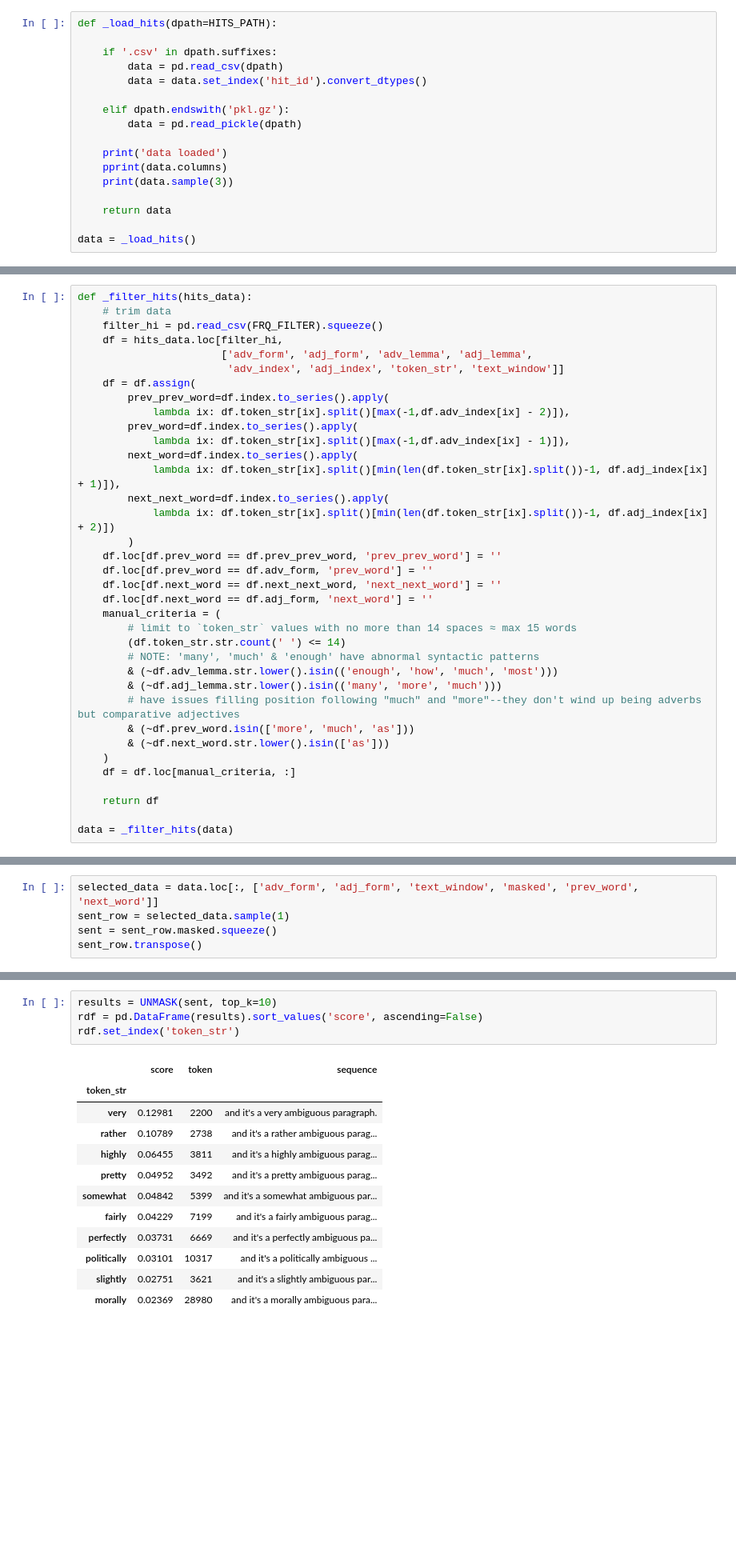
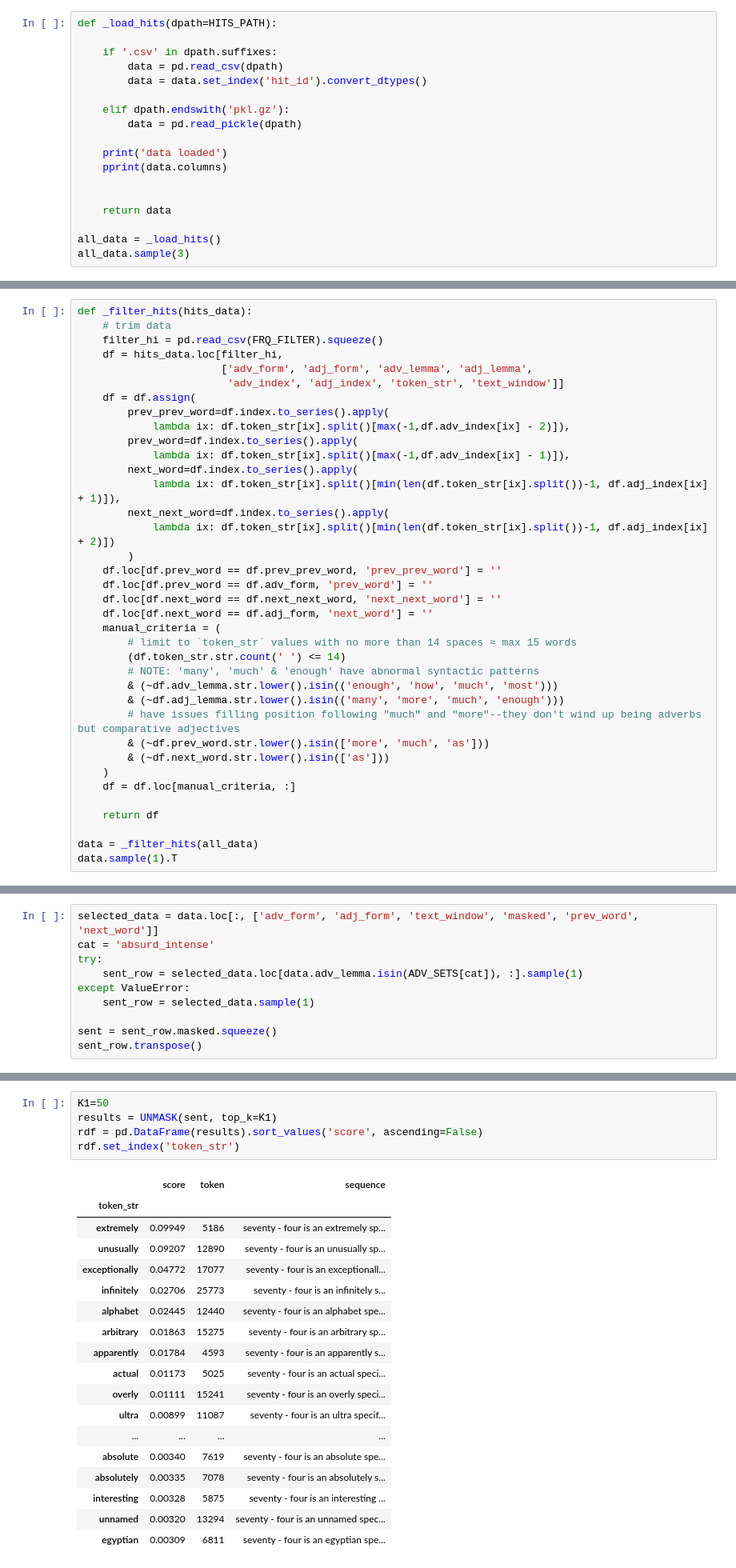
Before and after one commit to AndreaTheLinguist/sanpi, a Jupyter notebook: notebooks/bert_fill-mask.ipynb, the cells around one changed output, grey strips where cells are left out. Shown at 80% size. Saved outputs shown, nothing was run; the diff lists cells and outputs as text; blank space fills up the shorter version.

```diff
--- a/notebooks/bert_fill-mask.ipynb
+++ b/notebooks/bert_fill-mask.ipynb
@@ -58,11 +40,12 @@ def _load_hits(dpath=HITS_PATH):
 
     print('data loaded')
     pprint(data.columns)
-    print(data.sample(3))
+
 
     return data
 
-data = _load_hits()
+all_data = _load_hits()
+all_data.sample(3)
 # %% [output]
 data loaded
 Index(['colloc', 'sent_text', 'adv_form', 'adj_form', 'hit_text',
@@ -109,13 +88,14 @@ def _filter_hits(hits_data):
         (df.token_str.str.count(' ') <= 14)
         # NOTE: 'many', 'much' & 'enough' have abnormal syntactic patterns
         & (~df.adv_lemma.str.lower().isin(('enough', 'how', 'much', 'most')))
-        & (~df.adj_lemma.str.lower().isin(('many', 'more', 'much')))
+        & (~df.adj_lemma.str.lower().isin(('many', 'more', 'much', 'enough')))
         # have issues filling position following "much" and "more"--they don't wind up being adverbs but comparative adjectives
-        & (~df.prev_word.isin(['more', 'much', 'as']))
+        & (~df.prev_word.str.lower().isin(['more', 'much', 'as']))
         & (~df.next_word.str.lower().isin(['as']))
     )
     df = df.loc[manual_criteria, :]
 
     return df
 
-data = _filter_hits(data)
+data = _filter_hits(all_data)
+data.sample(1).T
@@ -186,7 +222,12 @@ data.sample(9).rename(columns={'adv_form':'original token'}).set_index('original
  Select sample sentence and run pipeline
 # %%
 selected_data = data.loc[:, ['adv_form', 'adj_form', 'text_window', 'masked', 'prev_word', 'next_word']]
-sent_row = selected_data.sample(1)
+cat = 'absurd_intense'
+try:
+    sent_row = selected_data.loc[data.adv_lemma.isin(ADV_SETS[cat]), :].sample(1)
+except ValueError:
+    sent_row = selected_data.sample(1)
+
 sent = sent_row.masked.squeeze()
 sent_row.transpose()
 # %% [output]
@@ -200,22 +241,29 @@ sent_row.transpose()
 # %% [markdown]
  get top 10 predictions for masked position
 # %%
-results = UNMASK(sent, top_k=10)
+K1=50
+results = UNMASK(sent, top_k=K1)
 rdf = pd.DataFrame(results).sort_values('score', ascending=False)
 rdf.set_index('token_str')
 # %% [output]
 |  | score | token | sequence |
 | token_str |  |  |  |
-| very | 0.12981 | 2200 | and it's a very ambiguous paragraph. |
-| rather | 0.10789 | 2738 | and it's a rather ambiguous parag... |
-| highly | 0.06455 | 3811 | and it's a highly ambiguous parag... |
-| pretty | 0.04952 | 3492 | and it's a pretty ambiguous parag... |
-| somewhat | 0.04842 | 5399 | and it's a somewhat ambiguous par... |
-| fairly | 0.04229 | 7199 | and it's a fairly ambiguous parag... |
-| perfectly | 0.03731 | 6669 | and it's a perfectly ambiguous pa... |
-| politically | 0.03101 | 10317 | and it's a politically ambiguous ... |
-| slightly | 0.02751 | 3621 | and it's a slightly ambiguous par... |
-| morally | 0.02369 | 28980 | and it's a morally ambiguous para... |
+| extremely | 0.09949 | 5186 | seventy - four is an extremely sp... |
+| unusually | 0.09207 | 12890 | seventy - four is an unusually sp... |
+| exceptionally | 0.04772 | 17077 | seventy - four is an exceptionall... |
+| infinitely | 0.02706 | 25773 | seventy - four is an infinitely s... |
+| alphabet | 0.02445 | 12440 | seventy - four is an alphabet spe... |
+| arbitrary | 0.01863 | 15275 | seventy - four is an arbitrary sp... |
+| apparently | 0.01784 | 4593 | seventy - four is an apparently s... |
+| actual | 0.01173 | 5025 | seventy - four is an actual speci... |
+| overly | 0.01111 | 15241 | seventy - four is an overly speci... |
+| ultra | 0.00899 | 11087 | seventy - four is an ultra specif... |
+| ... | ... | ... | ... |
+| absolute | 0.00340 | 7619 | seventy - four is an absolute spe... |
+| absolutely | 0.00335 | 7078 | seventy - four is an absolutely s... |
+| interesting | 0.00328 | 5875 | seventy - four is an interesting ... |
+| unnamed | 0.00320 | 13294 | seventy - four is an unnamed spec... |
+| egyptian | 0.00309 | 6811 | seventy - four is an egyptian spe... |
 # %% [markdown]
  load lexical categories and compare
 # %%
```
Also changed, not shown: parts of 24 cells of this notebook, 3 other files.
